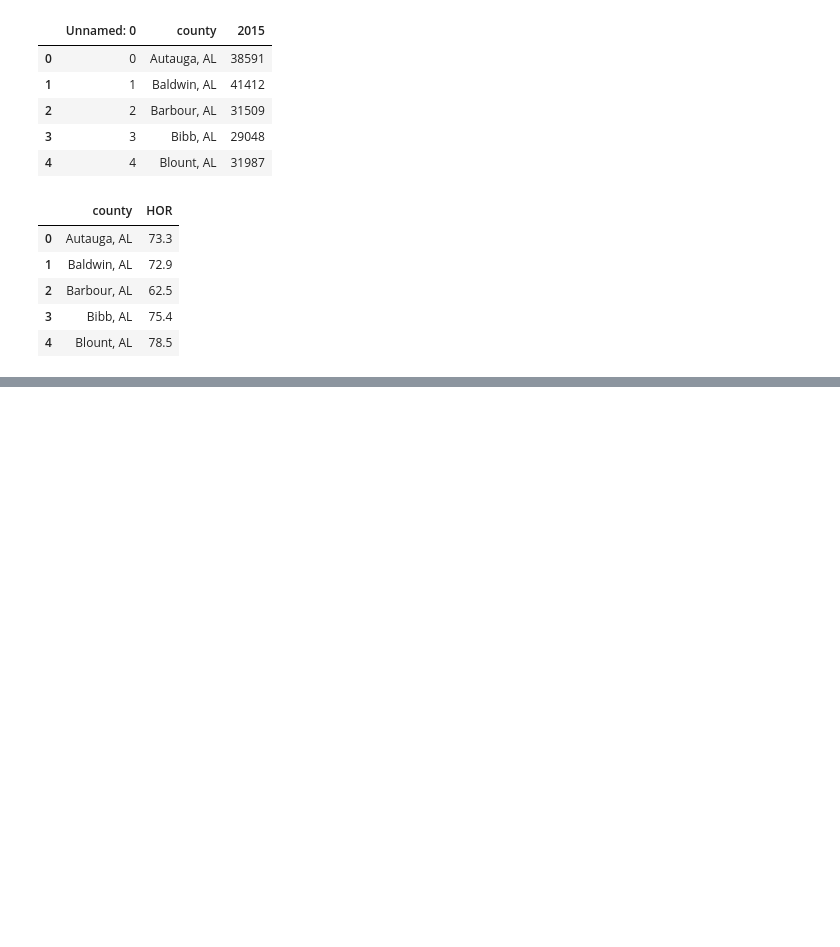
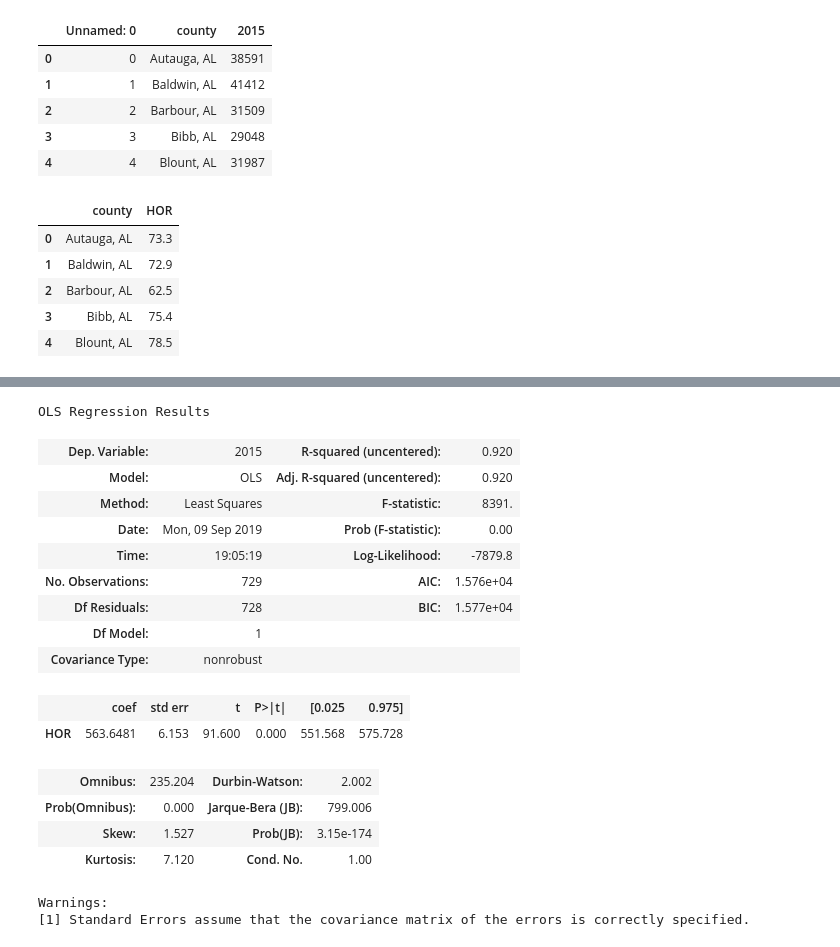
Before and after one commit to natashacrosby/Project_1, a Jupyter notebook: Analysis_HOR_Income.ipynb, the cells around one changed output, grey strips where cells are left out. Cells and saved outputs as stored; diff of their text form; code cells hidden in the pictures; blank space fills up the shorter version.

```diff
--- a/Analysis_HOR_Income.ipynb
+++ b/Analysis_HOR_Income.ipynb
@@ -67,0 +78,25 @@ len(Income_Analysis)
+# %%
+x = Income_Analysis["HOR"]
+y = Income_Analysis["2015"]
+model = sm.OLS(y,x).fit()
+predictions = model.predict(x)
+model.summary()
+# %% [output]
+OLS Regression Results
+| Dep. Variable: | 2015 | R-squared (uncentered): | 0.920 |
+| Model: | OLS | Adj. R-squared (uncentered): | 0.920 |
+| Method: | Least Squares | F-statistic: | 8391. |
+| Date: | Mon, 09 Sep 2019 | Prob (F-statistic): | 0.00 |
+| Time: | 19:05:19 | Log-Likelihood: | -7879.8 |
+| No. Observations: | 729 | AIC: | 1.576e+04 |
+| Df Residuals: | 728 | BIC: | 1.577e+04 |
+| Df Model: | 1 |  |  |
+| Covariance Type: | nonrobust |  |  |
+|  | coef | std err | t | P>|t| | [0.025 | 0.975] |
+| HOR | 563.6481 | 6.153 | 91.600 | 0.000 | 551.568 | 575.728 |
+| Omnibus: | 235.204 | Durbin-Watson: | 2.002 |
+| Prob(Omnibus): | 0.000 | Jarque-Bera (JB): | 799.006 |
+| Skew: | 1.527 | Prob(JB): | 3.15e-174 |
+| Kurtosis: | 7.120 | Cond. No. | 1.00 |
+Warnings:
+[1] Standard Errors assume that the covariance matrix of the errors is correctly specified.
```
Also changed, not shown: parts of 8 cells of this notebook.
